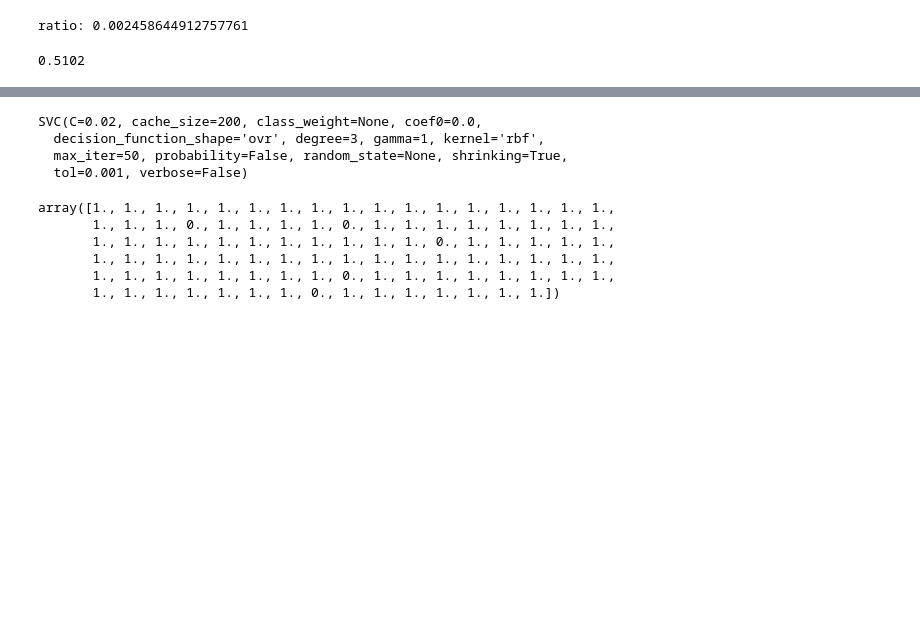
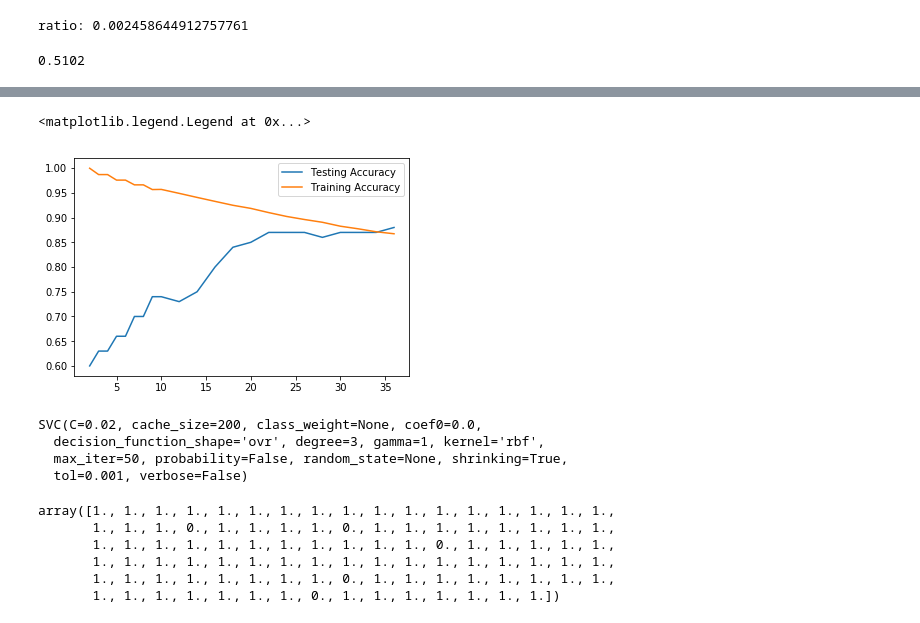
Before and after one commit to Ruijin1988/GIT, a Jupyter notebook: Untitled.ipynb, the cells around one changed output, grey strips where cells are left out. Saved outputs shown, nothing was run; the diff lists cells and outputs as text; code cells hidden in the pictures; blank space fills up the shorter version.

```diff
--- a/Untitled.ipynb
+++ b/Untitled.ipynb
@@ -324,0 +288,32 @@ F1 score:
+# %%
+# fit knn model
+from sklearn.model_selection import train_test_split
+from sklearn.neighbors import KNeighborsClassifier
+from sklearn.metrics import accuracy_score
+
+# X = df_onehotlabels[:, :-2]
+# y = df_onehotlabels[:,-1]
+# X_train, X_test, y_train, y_test = train_test_split(X, y, test_size=0.20)
+n_neighbors=[2,3,4,5,6,7,8,9,10,12,14,16,18,20,22,24,26,28,30,32,34,36]
+accuracy_train_store=[]
+accuracy_test_store=[]
+F1_score_store=[]
+for n_neighbor in n_neighbors:
+    classifier = KNeighborsClassifier(n_neighbors=n_neighbor)
+    classifier.fit(X_train_onehot, y_train_onehot)
+
+    test_ratio=len(y_test_onehot[y_test_onehot==1])/len(y_test_onehot)
+    print('fraud/non-fraud ratio in testing data is:',test_ratio)
+    y_pred = classifier.predict(X_test_onehot)
+    y_pred_train = classifier.predict(X_train_onehot)
+
+    print("Traing accuracy is {}%".format(accuracy_score(y_train_onehot,y_pred_train)*100))
+    print("Testing accuracy is {}%".format(accuracy_score(y_test_onehot,y_pred)*100))
+#     print('confusion matrix:')
+#     print(confusion_matrix(y_test_onehot,y_pred_onehot))
+    print('F1 score:')
+    print(f1_score(y_test_onehot,y_pred))
+
+    accuracy_train_store.append(accuracy_score(y_train_onehot,y_pred_train))
+    accuracy_test_store.append(accuracy_score(y_test_onehot,y_pred))
+    F1_score_store.append(f1_score(y_test,y_pred))
@@ -325,3 +338,12 @@ F1 score:
+# %%
+import matplotlib.pyplot as plt
+%matplotlib inline
+plt.plot(n_neighbors,accuracy_test_store,label='Testing Accuracy')
+plt.plot(n_neighbors,accuracy_train_store,label='Training Accuracy')
+plt.legend()
+# %% [output]
+<matplotlib.legend.Legend at 0x...>
+[figure, added]
 # %%
 ######################
 # SVM #
```
Also changed, not shown: parts of 6 cells of this notebook.
